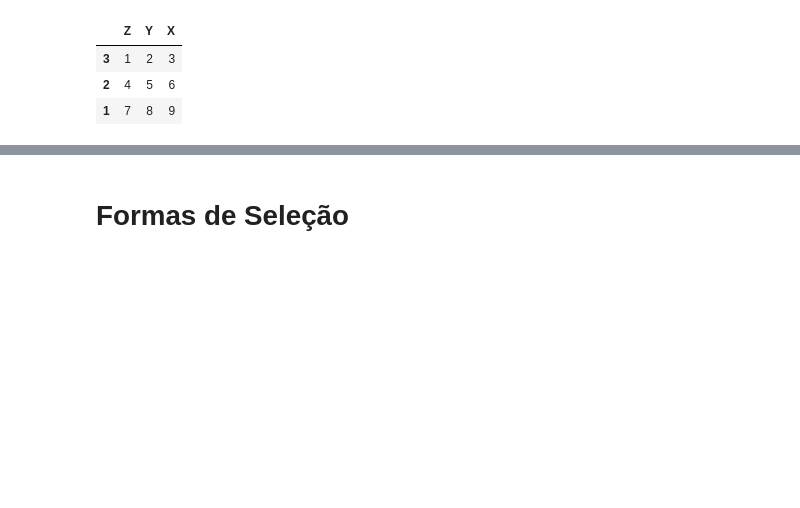
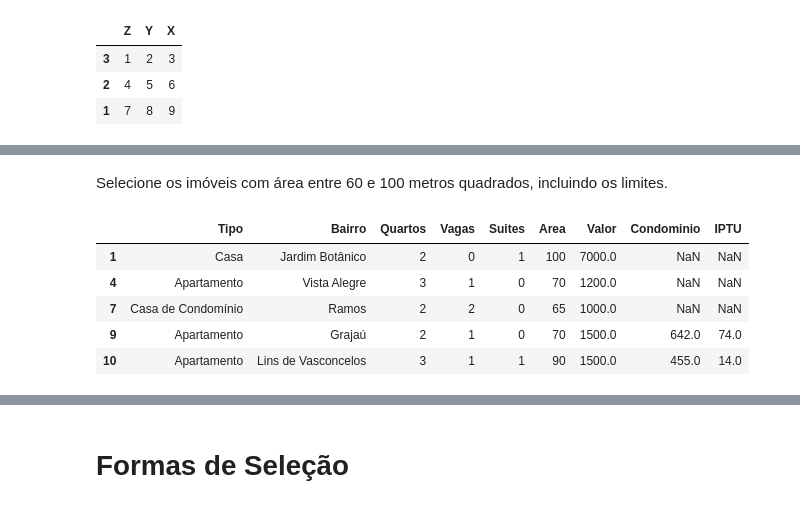
Before and after one commit to dornelles08/Pandas, a Jupyter notebook: Pandas/Pandas.ipynb, the cells around one changed output, grey strips where cells are left out. Drawn from its saved outputs; the diff is of its cells as text; code cells hidden in the pictures; blank space fills up the shorter version.

```diff
--- a/Pandas/Pandas.ipynb
+++ b/Pandas/Pandas.ipynb
@@ -219,0 +529,13 @@ df
+# %% [markdown]
+Selecione os imóveis com área entre 60 e 100 metros quadrados, incluindo os limites.
+# %%
+selecao = (dados['Area'] >= 60) & (dados['Area'] <= 100)
+n3 = dados[selecao]
+n3.head()
+# %% [output]
+|  | Tipo | Bairro | Quartos | Vagas | Suites | Area | Valor | Condominio | IPTU |
+| 1 | Casa | Jardim Botânico | 2 | 0 | 1 | 100 | 7000.0 | NaN | NaN |
+| 4 | Apartamento | Vista Alegre | 3 | 1 | 0 | 70 | 1200.0 | NaN | NaN |
+| 7 | Casa de Condomínio | Ramos | 2 | 2 | 0 | 65 | 1000.0 | NaN | NaN |
+| 9 | Apartamento | Grajaú | 2 | 1 | 0 | 70 | 1500.0 | 642.0 | 74.0 |
+| 10 | Apartamento | Lins de Vasconcelos | 3 | 1 | 1 | 90 | 1500.0 | 455.0 | 14.0 |
```
Also changed, not shown: parts of 311 cells of this notebook, 5 other files.
